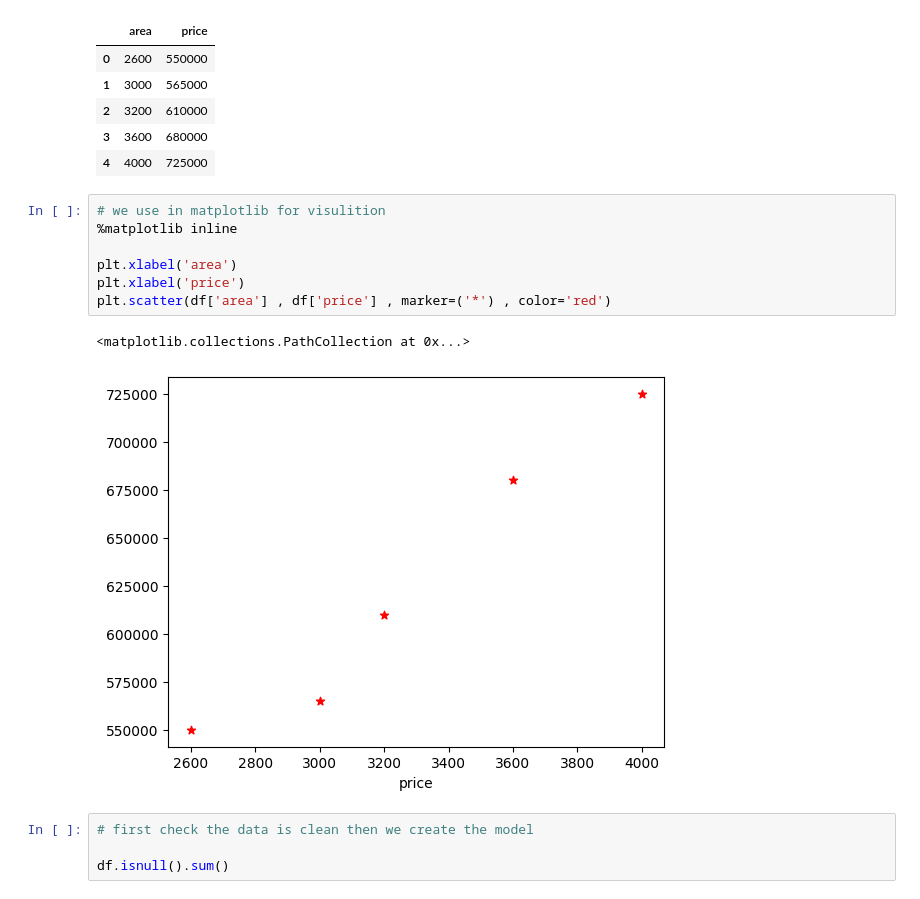
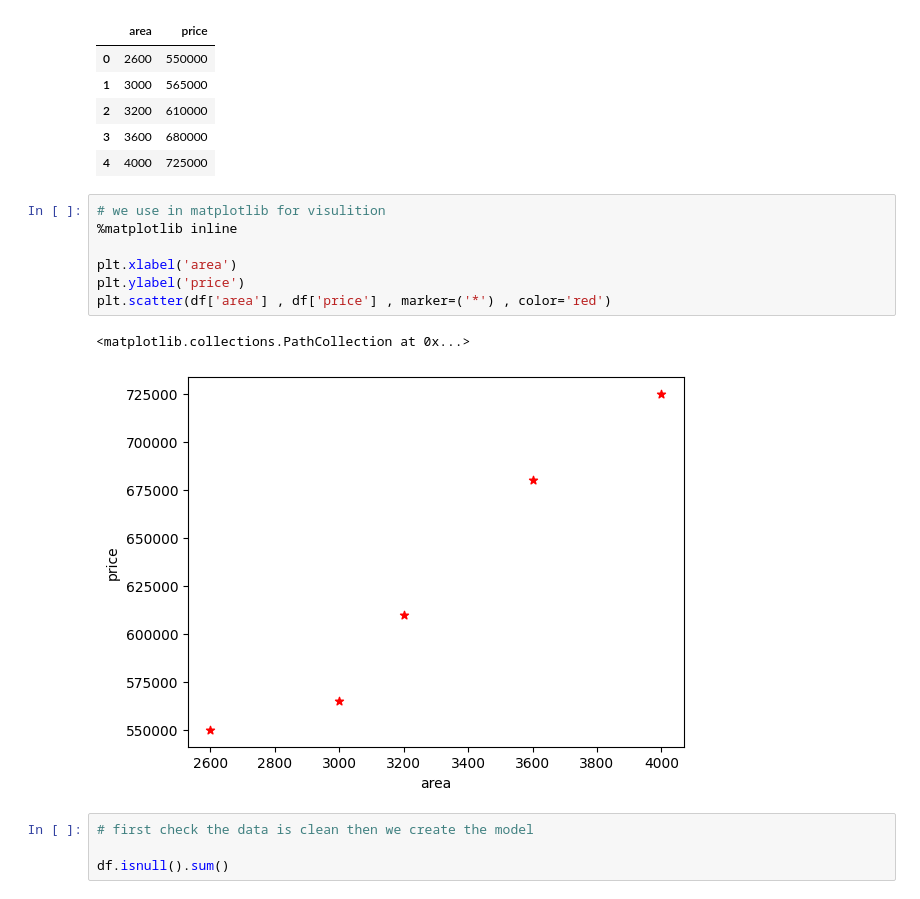
Before and after one commit to SajjadAli068/Area-to-Price-Predictio-using-Linear-Regression-Model, a Jupyter notebook: Area_price.ipynb, the cells around one changed output. Cells and saved outputs as stored; diff of their text form.

Commit message:
update the graphs

```diff
--- a/Area_price.ipynb
+++ b/Area_price.ipynb
@@ -16,13 +16,13 @@ df.head()
 # %%
 # we use in matplotlib for visulition
 %matplotlib inline
 
 plt.xlabel('area')
-plt.xlabel('price')
+plt.ylabel('price')
 plt.scatter(df['area'] , df['price'] , marker=('*') , color='red')
 # %% [output]
 <matplotlib.collections.PathCollection at 0x...>
-[figure, old version]
+[figure, new version]
 # %%
 # first check the data is clean then we create the model
 
```
